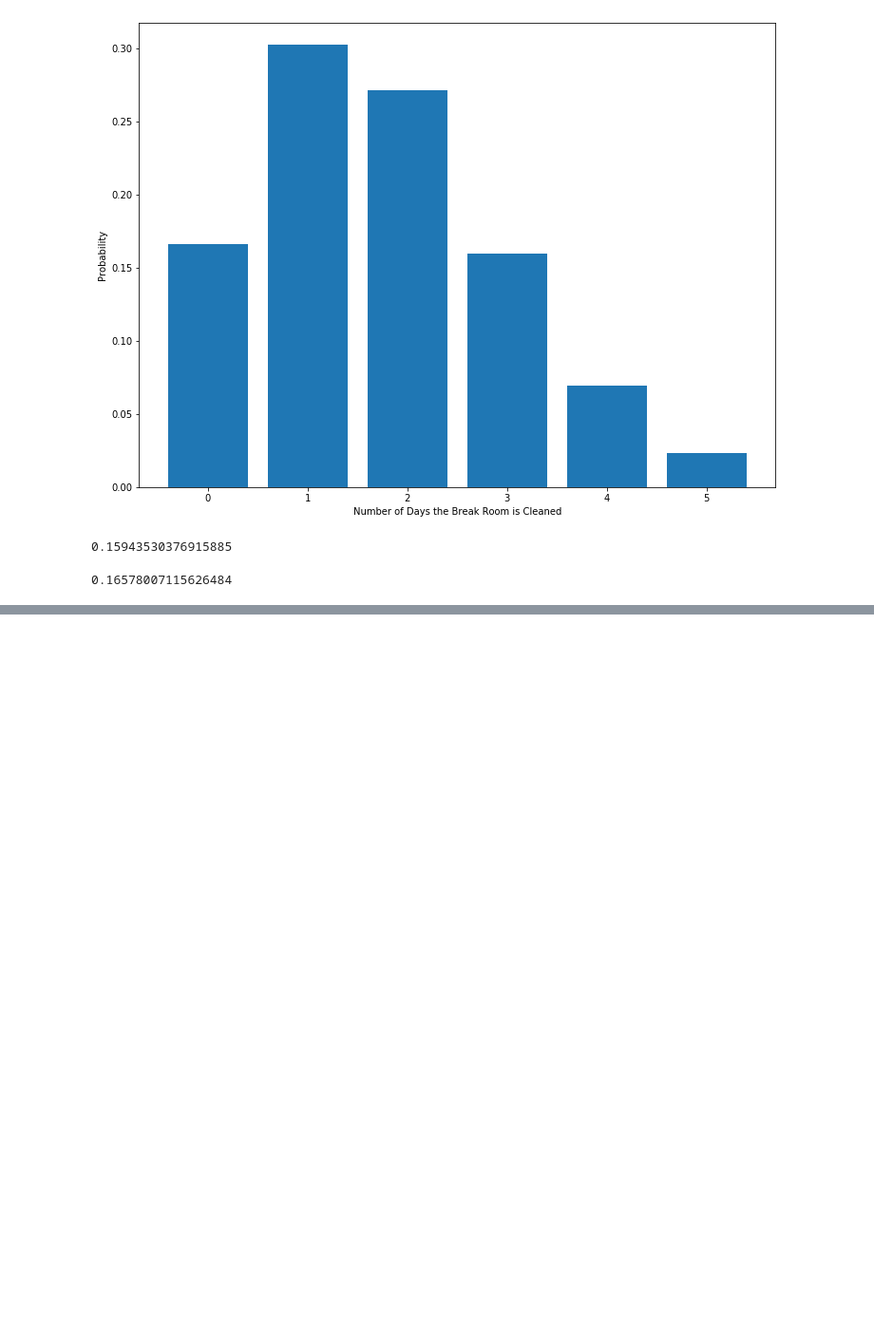
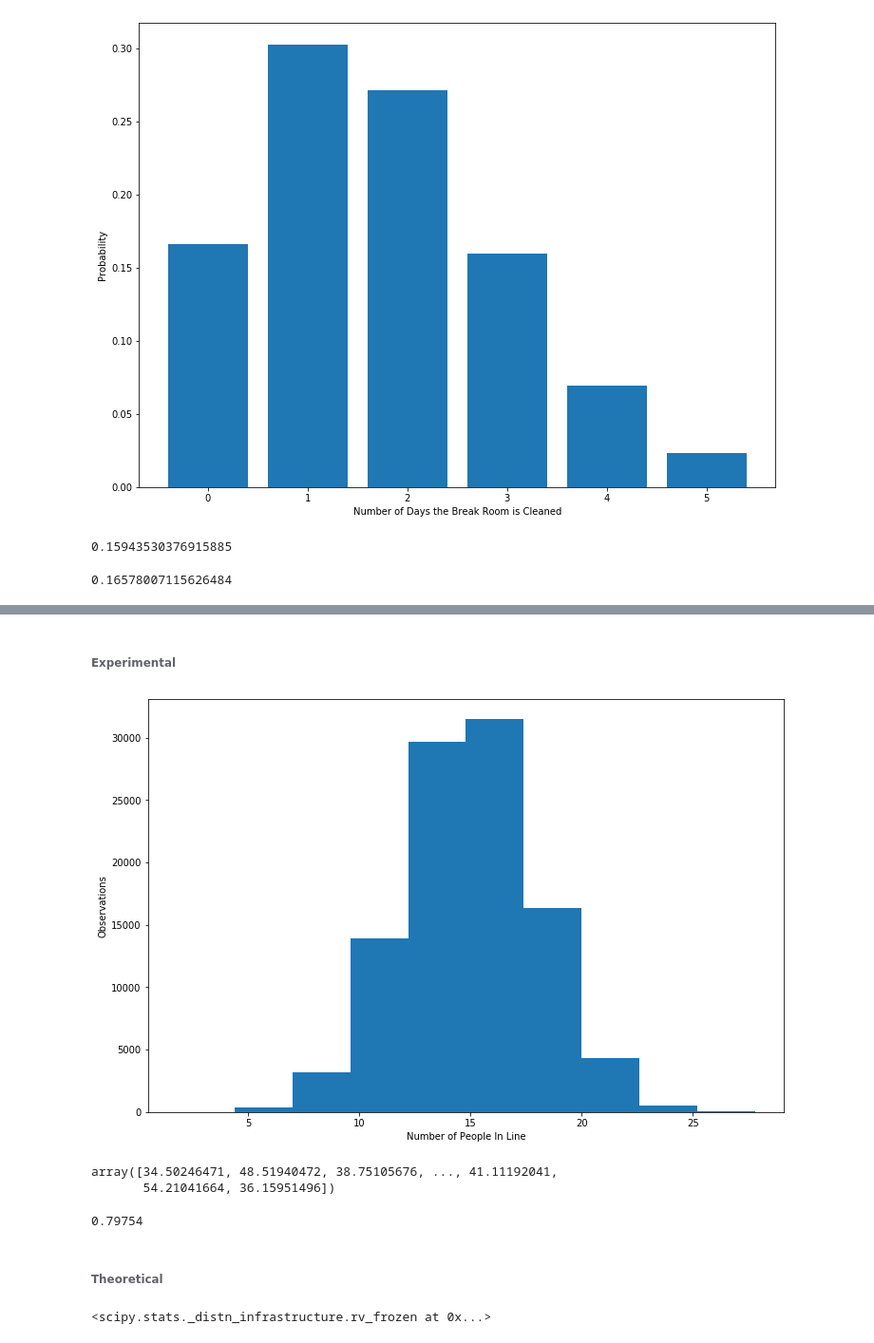
Before and after one commit to aleclhartman/statistics-exercises, a Jupyter notebook: probability_distributions.ipynb, the cells around one changed output, grey strips where cells are left out. Shown: that part at 95% size. Drawn from its saved outputs; the diff is of its cells as text; code cells hidden in the pictures; blank space fills up the shorter version.

```diff
--- a/probability_distributions.ipynb
+++ b/probability_distributions.ipynb
@@ -427,0 +438,38 @@ break_room_cleanliness_th.pmf(0)
+# %% [markdown]
+###### Experimental
+# %%
+# average number of people in line
+mean = 15
+std = 3
+n_simulations = 100_000
+
+number_of_people_in_line = np.random.normal(mean, std, size=(n_simulations))
+plt.figure(figsize=(12, 8))
+plt.hist(number_of_people_in_line)
+plt.xlabel("Number of People In Line")
+plt.ylabel("Observations")
+plt.show()
+# %% [output]
+[figure, added]
+# %%
+total_time_to_food_delivery = (number_of_people_in_line * 2) + 10
+total_time_to_food_delivery
+# %% [output]
+array([34.50246471, 48.51940472, 38.75105676, ..., 41.11192041,
+       54.21041664, 36.15951496])
+# %%
+(total_time_to_food_delivery <= 45).mean()
+# %% [output]
+0.79754
+# %% [markdown]
+###### Theoretical
+# %%
+# average number of people in line
+mean = 15
+std = 3
+n_simulations = 100_000
+
+number_of_customers_on_line = stats.norm(mean, std)
+number_of_customers_on_line
+# %% [output]
+<scipy.stats._distn_infrastructure.rv_frozen at 0x...>
```
Also changed, not shown: parts of 52 cells of this notebook.
